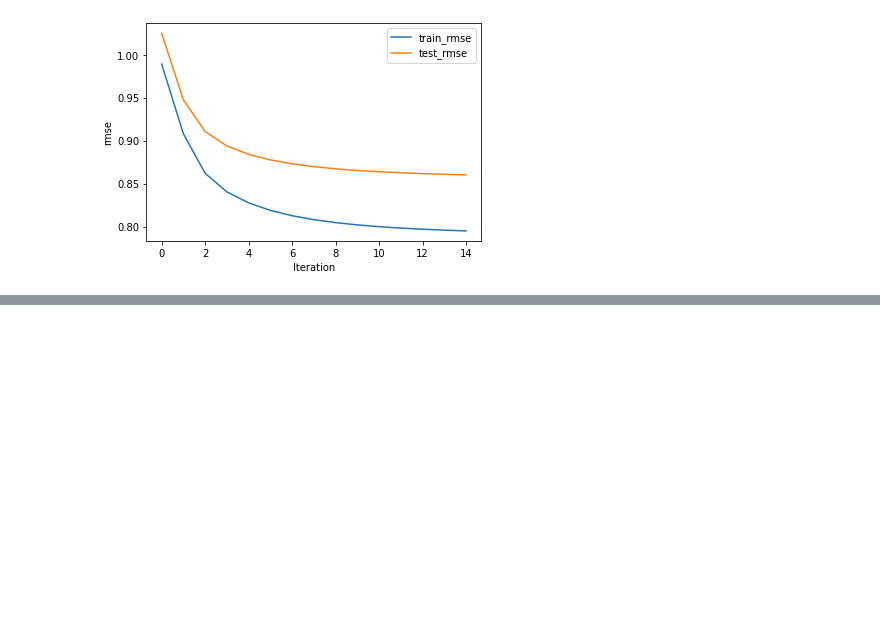
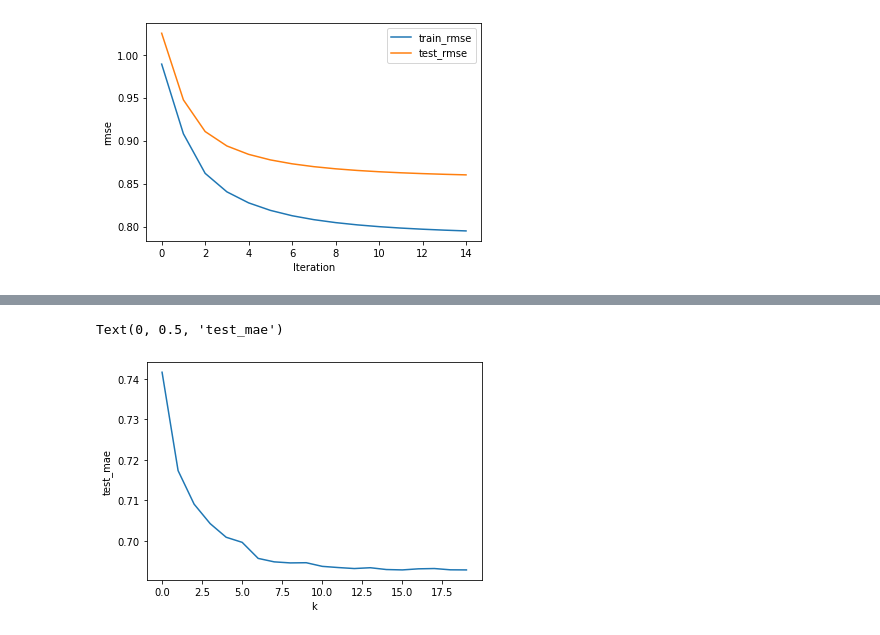
Before and after one commit to tongji-rkr/cs-Honor-course, a Jupyter notebook: als-mf.ipynb, the cells around one changed output, grey strips where cells are left out. Cells and saved outputs as stored; diff of their text form; code cells hidden in the pictures; blank space fills up the shorter version.

```diff
--- a/als-mf.ipynb
+++ b/als-mf.ipynb
@@ -109,7 +109,7 @@ class ALS_MF():
     def evaluate(self):
         test_mae=MAE(self.test_mx, self.u, self.v)
         test_rmse=RMSE(self.test_mx, self.u, self.v)
-        print("mae :{} rmse :{}".format(test_mae,test_rmse))
+        return test_mae,test_rmse
 # %% [markdown]
 ### **训练模型**
 #### 训练模型，并对模型预测结果进行评估
@@ -117,7 +117,8 @@ class ALS_MF():
 dp = DataProcess("../input/movielens-1m-dataset/ratings.dat")
 md = ALS_MF(dp.train_mx, dp.test_mx)
 md.train()
-md.evaluate()
+test_mae,test_rmse=md.evaluate()
+print("mae :{} rmse :{}".format(test_mae,test_rmse))
 # %% [output]
 start load data
 start process data
@@ -157,3 +158,13 @@ plt.ylabel("rmse")
 plt.legend(["train_rmse","test_rmse"]);
 # %% [output]
 [figure]
+# %%
+k_mae=[]
+k_rmse=[]
+for i in range(20):
+    md = ALS_MF(dp.train_mx, dp.test_mx,k=i+1,iterations=10)
+    md.train()
+    test_mae,test_rmse=md.evaluate()
+    print("k ={} mae :{} rmse :{}".format(i+1,test_mae,test_rmse))
+    k_mae.append(test_mae)
+    k_rmse.append(test_rmse)
@@ -159,0 +212,7 @@ plt.legend(["train_rmse","test_rmse"]);
+# %%
+plt.plot(k_mae)
+plt.xlabel("k")
+plt.ylabel("test_mae")
+# %% [output]
+Text(0, 0.5, 'test_mae')
+[figure, added]
```
Also changed, not shown: parts of 3 cells of this notebook.
